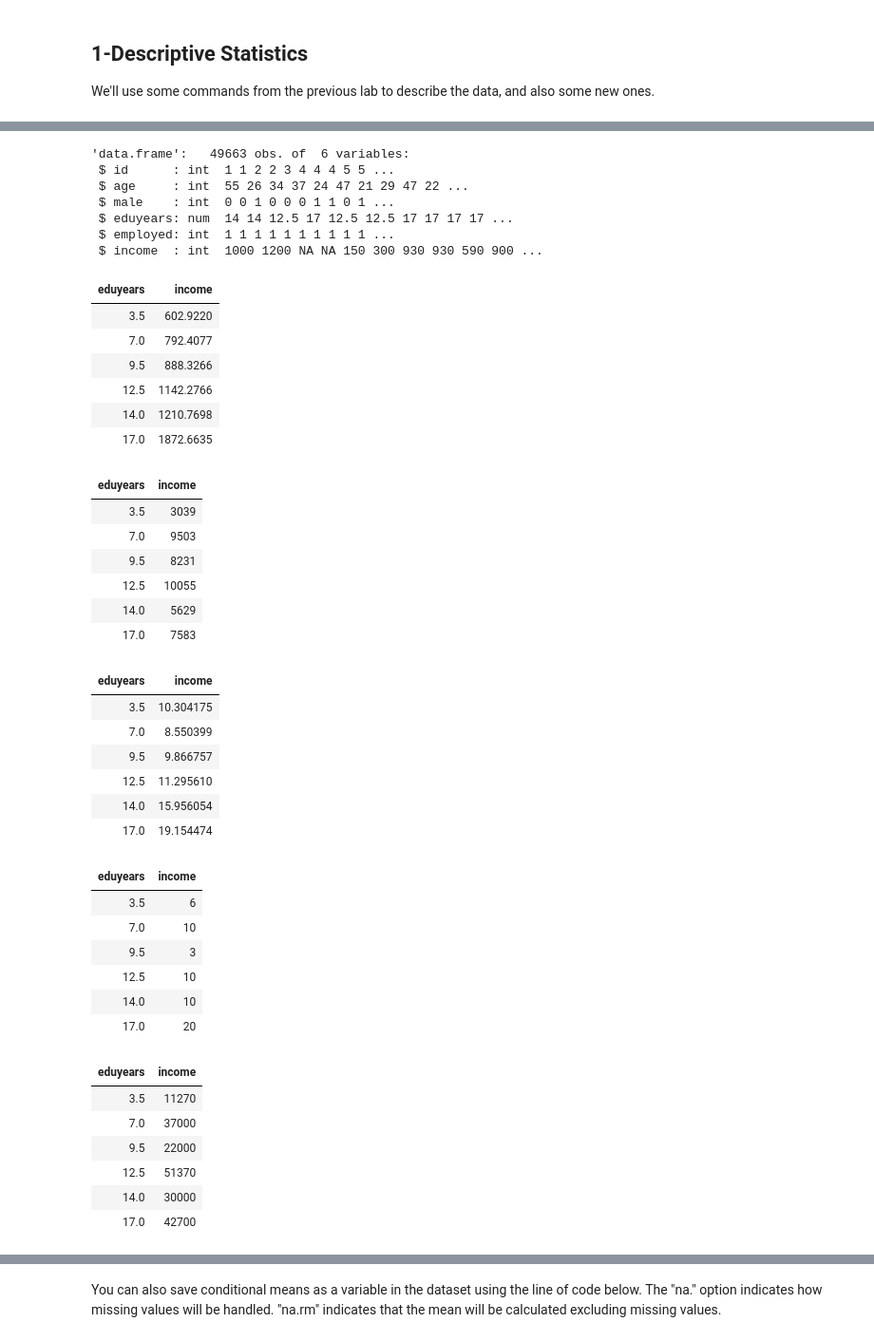
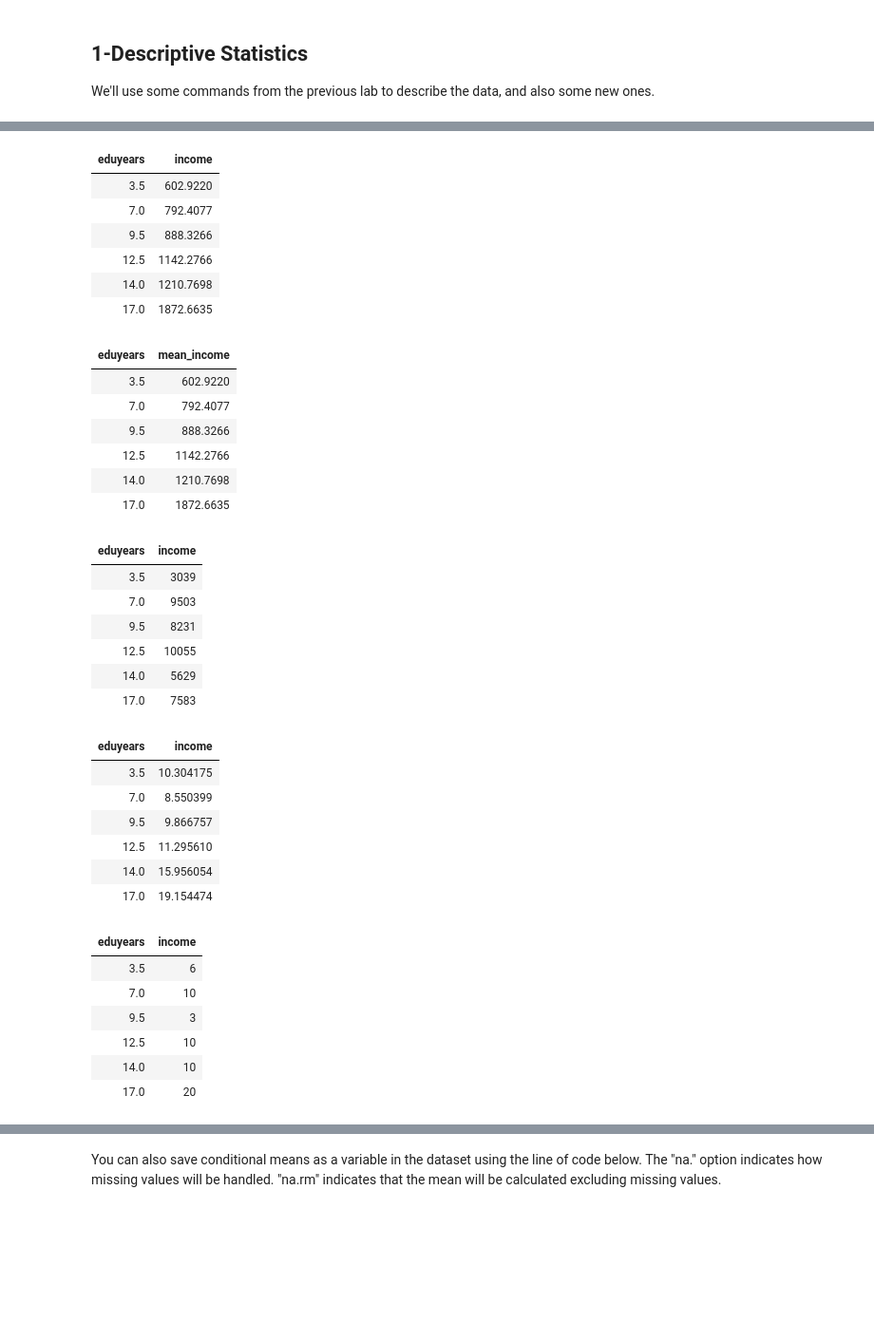
Before and after one commit to aoyh/bdbd, a Jupyter notebook: Lab Notebooks/Lab 2.ipynb, the cells around one changed output, grey strips where cells are left out. Shown: that part at 95% size. Saved outputs shown, nothing was run; the diff lists cells and outputs as text; code cells hidden in the pictures; blank space fills up the shorter version.

```diff
--- a/Lab Notebooks/Lab 2.ipynb
+++ b/Lab Notebooks/Lab 2.ipynb
@@ -60,12 +68,9 @@ We'll use some commands from the previous lab to describe the data, and also som
 # %%
-  # Descriptive statistics of the data - for every column
-  summary(EPH_2006)
-  # Compact display of the structure of the data
-  str(EPH_2006)
-
-  # Descriptive statistics of Income by different categories of eduyears
+# Descriptive statistics of Income by different categories of eduyears
   # mean
   aggregate(income ~ eduyears, data=EPH_2006, mean)
+  # equivalent solution
+  group_by(EPH_2006, eduyears) %>% summarise(mean_income = mean(income, na.rm = T)) %>% ungroup
   # count of rows
   aggregate(income~eduyears, data=EPH_2006, length)
   # Std error of mean = std. deviation/square root of n
@@ -94,42 +83,35 @@ We'll use some commands from the previous lab to describe the data, and also som
-'data.frame':   49663 obs. of  6 variables:
- $ id      : int  1 1 2 2 3 4 4 4 5 5 ...
- $ age     : int  55 26 34 37 24 47 21 29 47 22 ...
- $ male    : int  0 0 1 0 0 0 1 1 0 1 ...
- $ eduyears: num  14 14 12.5 17 12.5 12.5 17 17 17 17 ...
- $ employed: int  1 1 1 1 1 1 1 1 1 1 ...
- $ income  : int  1000 1200 NA NA 150 300 930 930 590 900 ...
 | eduyears | income |
 | 3.5 | 602.9220 |
 | 7.0 | 792.4077 |
 | 9.5 | 888.3266 |
 | 12.5 | 1142.2766 |
 | 14.0 | 1210.7698 |
 | 17.0 | 1872.6635 |
-| eduyears | income |
-| 3.5 | 3039 |
-| 7.0 | 9503 |
-| 9.5 | 8231 |
-| 12.5 | 10055 |
-| 14.0 | 5629 |
-| 17.0 | 7583 |
+| eduyears | mean_income |
+| 3.5 | 602.9220 |
+| 7.0 | 792.4077 |
+| 9.5 | 888.3266 |
+| 12.5 | 1142.2766 |
+| 14.0 | 1210.7698 |
+| 17.0 | 1872.6635 |
 | eduyears | income |
-| 3.5 | 10.304175 |
-| 7.0 | 8.550399 |
-| 9.5 | 9.866757 |
-| 12.5 | 11.295610 |
-| 14.0 | 15.956054 |
-| 17.0 | 19.154474 |
+| 3.5 | 3039 |
+| 7.0 | 9503 |
+| 9.5 | 8231 |
+| 12.5 | 10055 |
+| 14.0 | 5629 |
+| 17.0 | 7583 |
 | eduyears | income |
-| 3.5 | 6 |
-| 7.0 | 10 |
-| 9.5 | 3 |
-| 12.5 | 10 |
-| 14.0 | 10 |
-| 17.0 | 20 |
+| 3.5 | 10.304175 |
+| 7.0 | 8.550399 |
+| 9.5 | 9.866757 |
+| 12.5 | 11.295610 |
+| 14.0 | 15.956054 |
+| 17.0 | 19.154474 |
 | eduyears | income |
-| 3.5 | 11270 |
-| 7.0 | 37000 |
-| 9.5 | 22000 |
-| 12.5 | 51370 |
-| 14.0 | 30000 |
-| 17.0 | 42700 |
+| 3.5 | 6 |
+| 7.0 | 10 |
+| 9.5 | 3 |
+| 12.5 | 10 |
+| 14.0 | 10 |
+| 17.0 | 20 |
```
Also changed, not shown: parts of 14 cells of this notebook, 9 other files.
